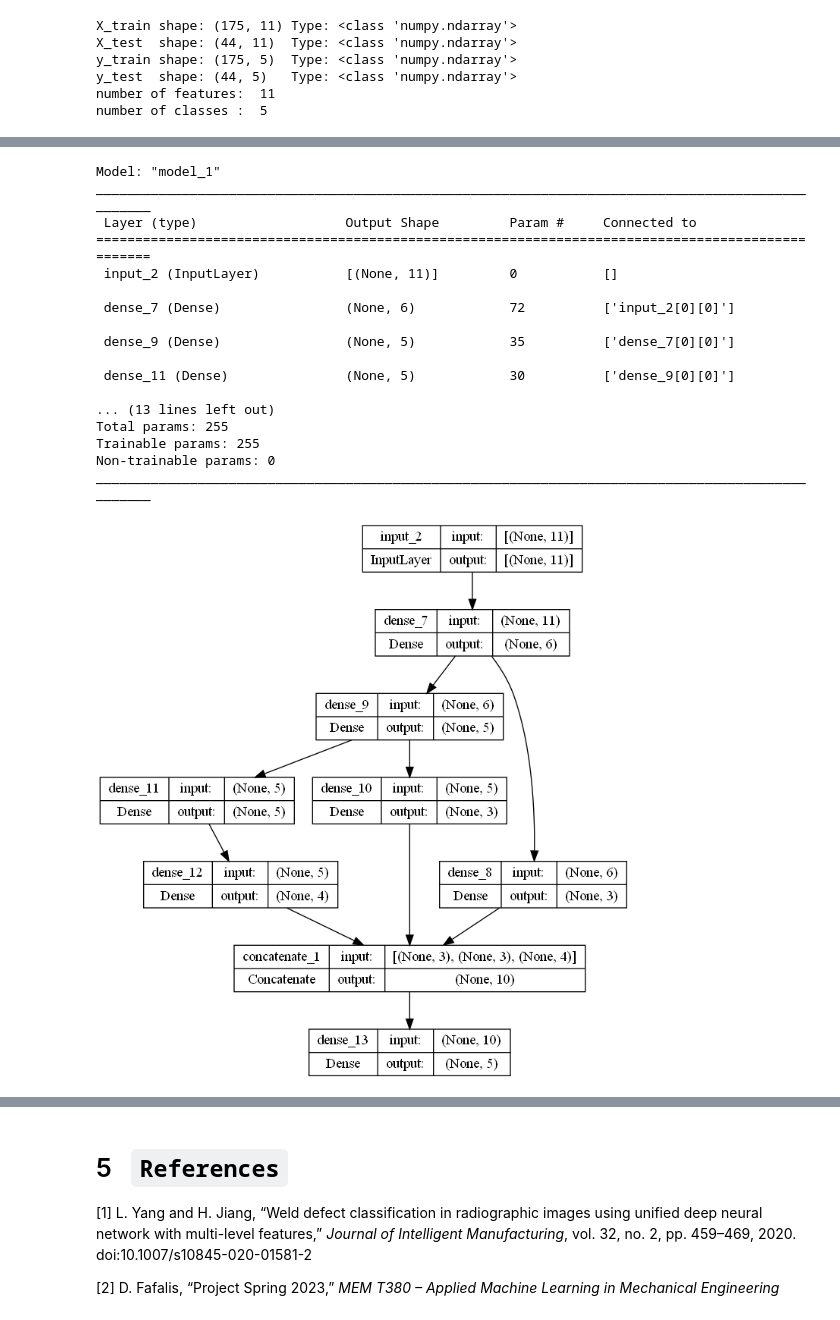
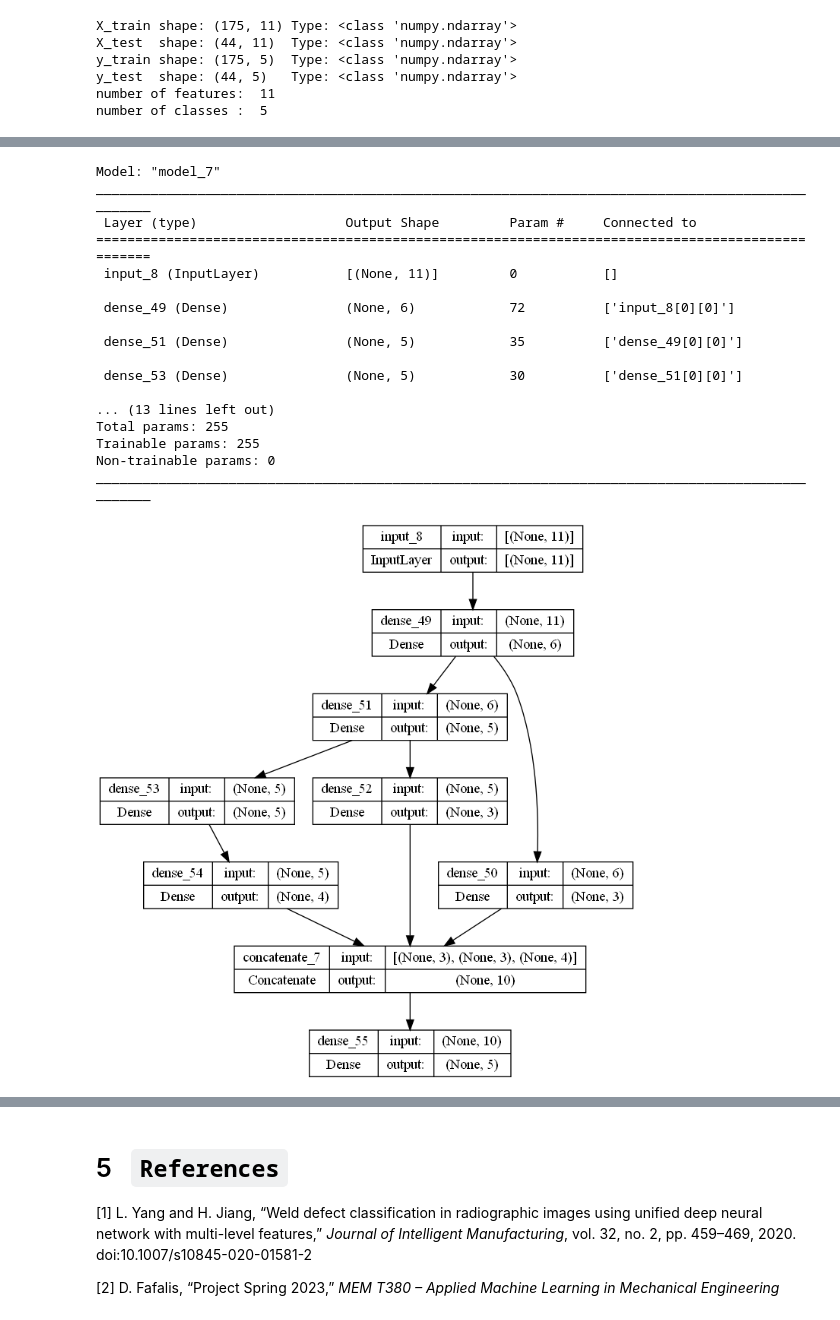
Before and after one commit to sokosaa/Machine-Learning-in-Mechanical-Engineering, a Jupyter notebook: project/project.ipynb, the cells around one changed output, grey strips where cells are left out. Cells and saved outputs as stored; diff of their text form; code cells hidden in the pictures.

```diff
--- a/project/project.ipynb
+++ b/project/project.ipynb
@@ -252,41 +261,40 @@ def unified_DNN(input_dim=11, output_dim=5, hidden_nodes=[[6, 3], [5, 3], [5, 4]
     # create model
     model = Model(inputs=inputs, outputs=outputs)
 
     # define optimizer with the given learning rate
     if optimizer == 'adam':
         optimizer = Adam(learning_rate=learning_rate)
     elif optimizer == 'sgd':
         optimizer = SGD(learning_rate=learning_rate)
     elif optimizer == 'rmsprop':
         optimizer = RMSprop(learning_rate=learning_rate)
 
     model.compile(optimizer=optimizer, loss='categorical_crossentropy', metrics=['accuracy'])
 
     return model
 
-model = unified_DNN(n_features, n_classes, hidden_nodes=[[6, 3], [5, 3], [5, 4]],
-                           optimizer='adam', learning_rate=0.001, regularization_factor=0.01)
+model = unified_DNN(n_features, n_classes, hidden_nodes=[[6, 3], [5, 3], [5, 4]], optimizer='adam', learning_rate=0.001, regularization_factor=0.01)
 model.summary()
 plot_model(model, show_shapes=True)
 # %% [output]
-Model: "model_1"
+Model: "model_7"
 __________________________________________________________________________________________________
  Layer (type)                   Output Shape         Param #     Connected to
 ==================================================================================================
- input_2 (InputLayer)           [(None, 11)]         0           []
+ input_8 (InputLayer)           [(None, 11)]         0           []
 
- dense_7 (Dense)                (None, 6)            72          ['input_2[0][0]']
+ dense_49 (Dense)               (None, 6)            72          ['input_8[0][0]']
 
- dense_9 (Dense)                (None, 5)            35          ['dense_7[0][0]']
+ dense_51 (Dense)               (None, 5)            35          ['dense_49[0][0]']
 
- dense_11 (Dense)               (None, 5)            30          ['dense_9[0][0]']
+ dense_53 (Dense)               (None, 5)            30          ['dense_51[0][0]']
 
 ... (13 lines left out)
 Total params: 255
 Trainable params: 255
 Non-trainable params: 0
 __________________________________________________________________________________________________
-[figure, old version]
+[figure, new version]
 # %% [markdown]
 Color coded to show resembelance to the paper's architecture:
 
```
Also changed, not shown: parts of 27 cells of this notebook, 4 other files.
